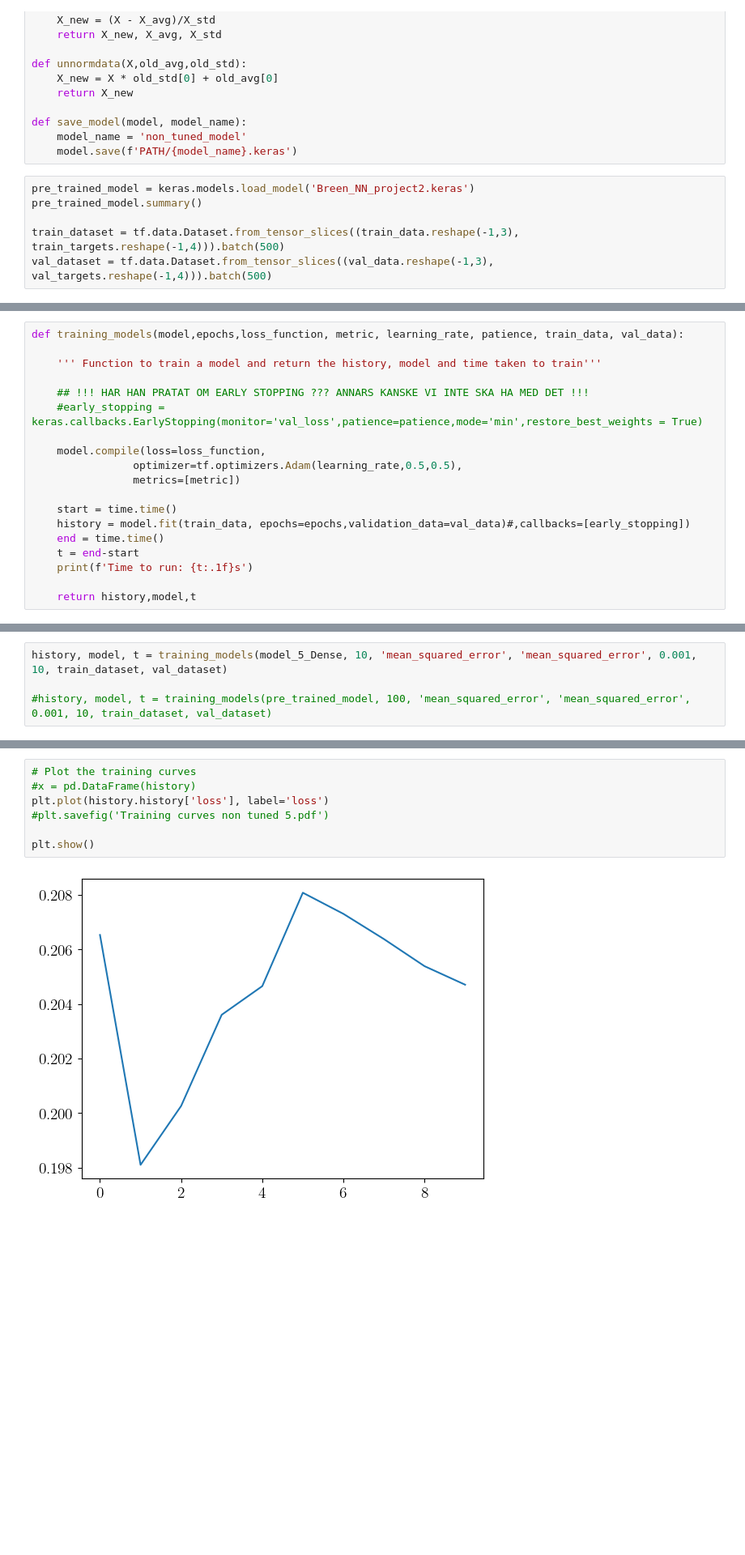
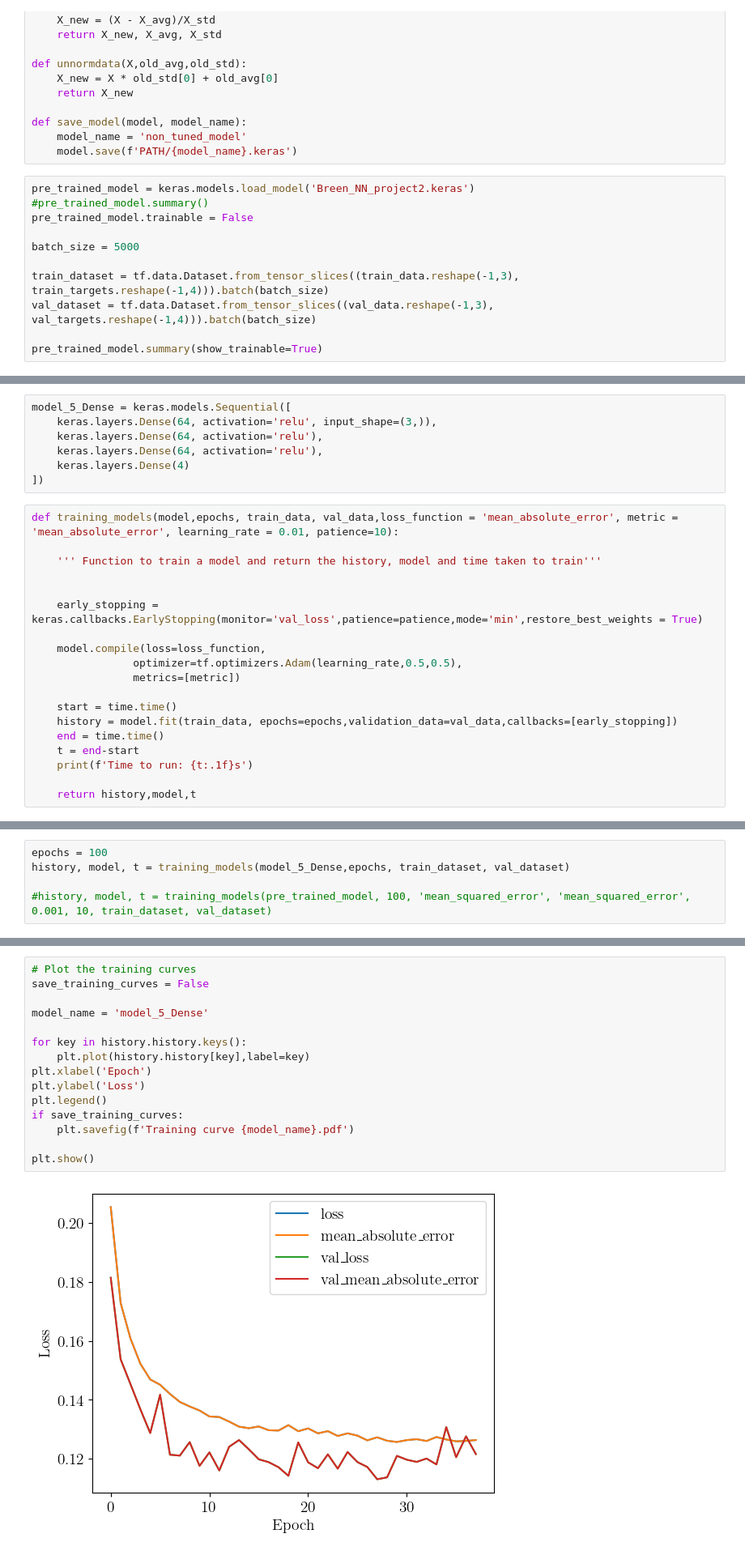
Before and after one commit to stommen/tif285-projects, a Jupyter notebook: project_2/project2_JHOS.ipynb, the cells around one changed output, grey strips where cells are left out. Shown at 81% size. Saved outputs shown, nothing was run; the diff lists cells and outputs as text; blank space fills up the shorter version.

Commit message:
Added plot with tradjectories

```diff
--- a/project_2/project2_JHOS.ipynb
+++ b/project_2/project2_JHOS.ipynb
@@ -122,9 +131,14 @@ def save_model(model, model_name):
     model.save(f'PATH/{model_name}.keras')
 # %%
 pre_trained_model = keras.models.load_model('Breen_NN_project2.keras')
-pre_trained_model.summary()
+#pre_trained_model.summary()
+pre_trained_model.trainable = False
 
-train_dataset = tf.data.Dataset.from_tensor_slices((train_data.reshape(-1,3), train_targets.reshape(-1,4))).batch(500)
-val_dataset = tf.data.Dataset.from_tensor_slices((val_data.reshape(-1,3), val_targets.reshape(-1,4))).batch(500)
+batch_size = 5000
+
+train_dataset = tf.data.Dataset.from_tensor_slices((train_data.reshape(-1,3), train_targets.reshape(-1,4))).batch(batch_size)
+val_dataset = tf.data.Dataset.from_tensor_slices((val_data.reshape(-1,3), val_targets.reshape(-1,4))).batch(batch_size)
+
+pre_trained_model.summary(show_trainable=True)
 # %% [output]
 Model: "sequential_8"
@@ -151,17 +165,24 @@ Model: "sequential_8"
+# %%
+model_5_Dense = keras.models.Sequential([
+    keras.layers.Dense(64, activation='relu', input_shape=(3,)),
+    keras.layers.Dense(64, activation='relu'),
+    keras.layers.Dense(64, activation='relu'),
+    keras.layers.Dense(4)
+])
 # %%
-def training_models(model,epochs,loss_function, metric, learning_rate, patience, train_data, val_data):
+def training_models(model,epochs, train_data, val_data,loss_function = 'mean_absolute_error', metric = 'mean_absolute_error', learning_rate = 0.01, patience=10):
 
     ''' Function to train a model and return the history, model and time taken to train'''
 
-    ## !!! HAR HAN PRATAT OM EARLY STOPPING ??? ANNARS KANSKE VI INTE SKA HA MED DET !!!
-    #early_stopping = keras.callbacks.EarlyStopping(monitor='val_loss',patience=patience,mode='min',restore_best_weights = True)
+
+    early_stopping = keras.callbacks.EarlyStopping(monitor='val_loss',patience=patience,mode='min',restore_best_weights = True)
 
     model.compile(loss=loss_function,
                 optimizer=tf.optimizers.Adam(learning_rate,0.5,0.5),
                 metrics=[metric])
 
     start = time.time()
-    history = model.fit(train_data, epochs=epochs,validation_data=val_data)#,callbacks=[early_stopping])
+    history = model.fit(train_data, epochs=epochs,validation_data=val_data,callbacks=[early_stopping])
     end = time.time()
     t = end-start
     print(f'Time to run: {t:.1f}s')
@@ -191,5 +207,6 @@ Model: "sequential_7"
 # %%
-history, model, t = training_models(model_5_Dense, 10, 'mean_squared_error', 'mean_squared_error', 0.001, 10, train_dataset, val_dataset)
+epochs = 100
+history, model, t = training_models(model_5_Dense,epochs, train_dataset, val_dataset)
 
 #history, model, t = training_models(pre_trained_model, 100, 'mean_squared_error', 'mean_squared_error', 0.001, 10, train_dataset, val_dataset)
 # %% [output]
@@ -213,9 +230,17 @@ Time to run: 75.0s
 # %%
 # Plot the training curves
-#x = pd.DataFrame(history)
-plt.plot(history.history['loss'], label='loss')
-#plt.savefig('Training curves non tuned 5.pdf')
+save_training_curves = False
+
+model_name = 'model_5_Dense'
+
+for key in history.history.keys():
+    plt.plot(history.history[key],label=key)
+plt.xlabel('Epoch')
+plt.ylabel('Loss')
+plt.legend()
+if save_training_curves:
+    plt.savefig(f'Training curve {model_name}.pdf')
 
 plt.show()
 # %% [output]
-[figure, old version]
+[figure, new version]
```
Also changed, not shown: parts of 7 cells of this notebook.
